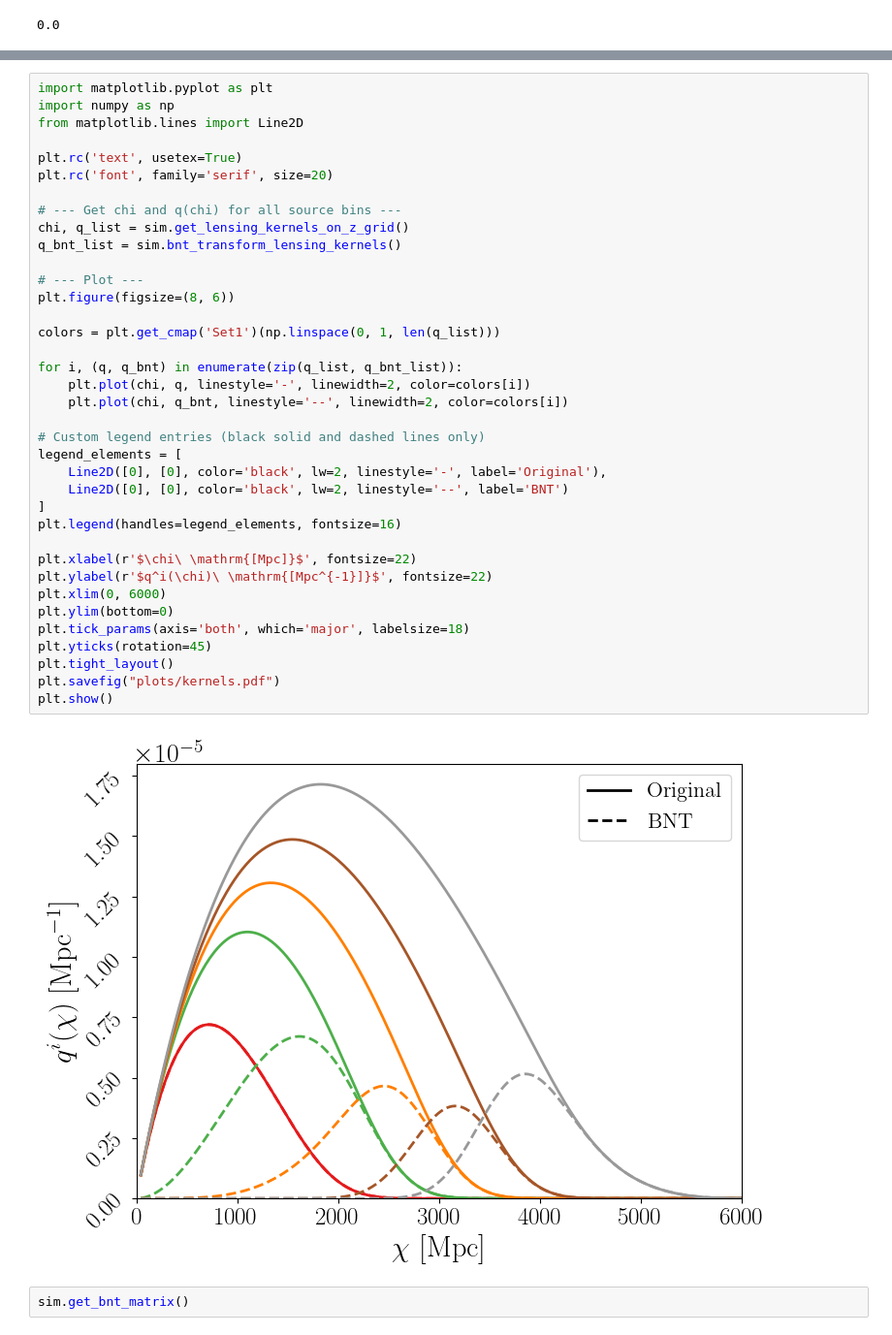
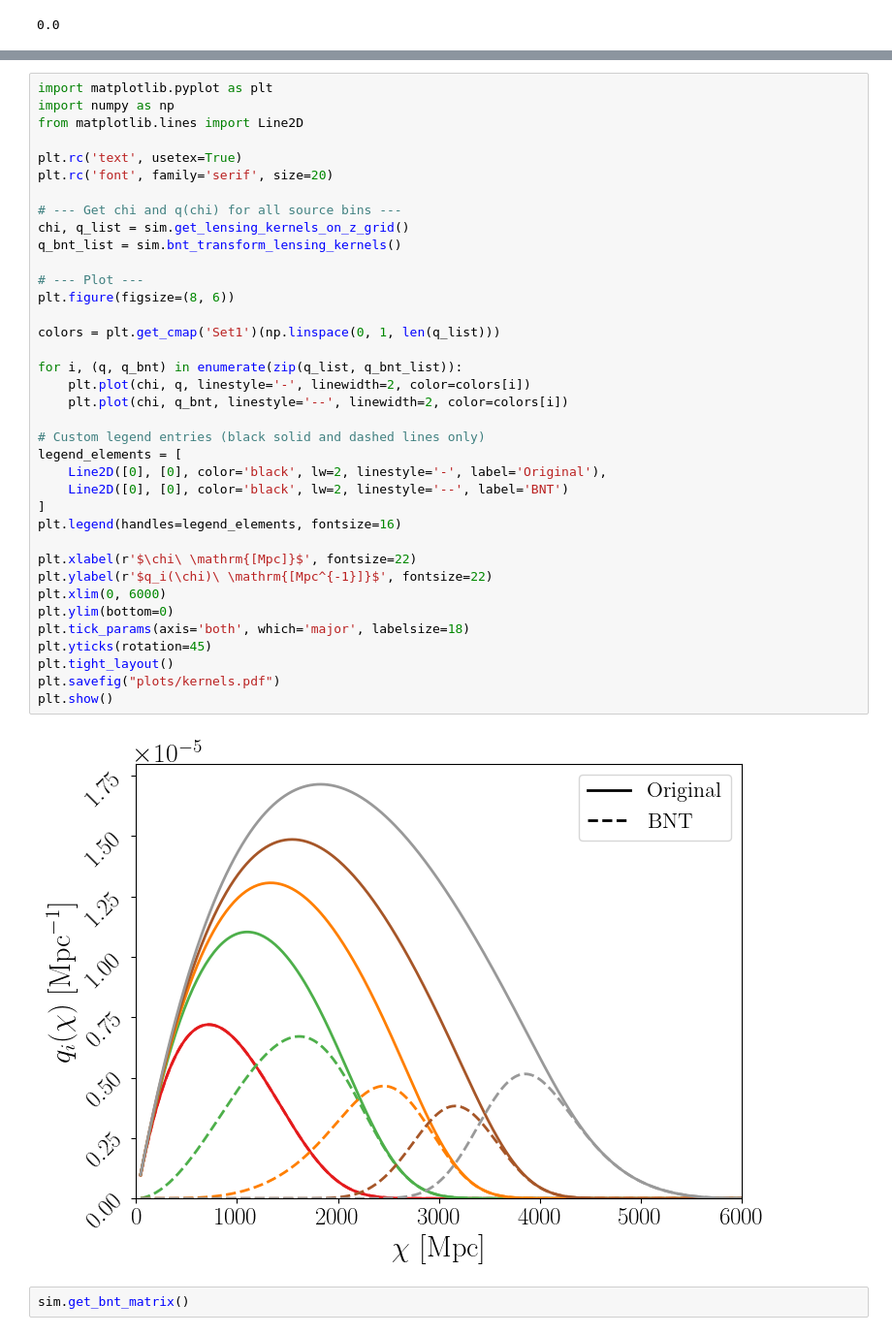
Before and after one commit to pltaylor16/BNTSmooth, a Jupyter notebook: results_1.ipynb, the cells around one changed output, grey strips where cells are left out. Shown at 97% size. Cells and saved outputs as stored; diff of their text form.

Commit message:
working on the results plots

```diff
--- a/results_1.ipynb
+++ b/results_1.ipynb
@@ -44,35 +47,35 @@ plt.rc('font', family='serif', size=20)
 
 # --- Get chi and q(chi) for all source bins ---
 chi, q_list = sim.get_lensing_kernels_on_z_grid()
 q_bnt_list = sim.bnt_transform_lensing_kernels()
 
 # --- Plot ---
 plt.figure(figsize=(8, 6))
 
 colors = plt.get_cmap('Set1')(np.linspace(0, 1, len(q_list)))
 
 for i, (q, q_bnt) in enumerate(zip(q_list, q_bnt_list)):
     plt.plot(chi, q, linestyle='-', linewidth=2, color=colors[i])
     plt.plot(chi, q_bnt, linestyle='--', linewidth=2, color=colors[i])
 
 # Custom legend entries (black solid and dashed lines only)
 legend_elements = [
     Line2D([0], [0], color='black', lw=2, linestyle='-', label='Original'),
     Line2D([0], [0], color='black', lw=2, linestyle='--', label='BNT')
 ]
 plt.legend(handles=legend_elements, fontsize=16)
 
 plt.xlabel(r'$\chi\ \mathrm{[Mpc]}$', fontsize=22)
-plt.ylabel(r'$q^i(\chi)\ \mathrm{[Mpc^{-1}]}$', fontsize=22)
+plt.ylabel(r'$q_i(\chi)\ \mathrm{[Mpc^{-1}]}$', fontsize=22)
 plt.xlim(0, 6000)
 plt.ylim(bottom=0)
 plt.tick_params(axis='both', which='major', labelsize=18)
 plt.yticks(rotation=45)
 plt.tight_layout()
 plt.savefig("plots/kernels.pdf")
 plt.show()
 # %% [output]
-[figure, old version]
+[figure, new version]
 # %%
 sim.get_bnt_matrix()
 # %% [output]
```
Also changed, not shown: parts of 8 cells of this notebook.
